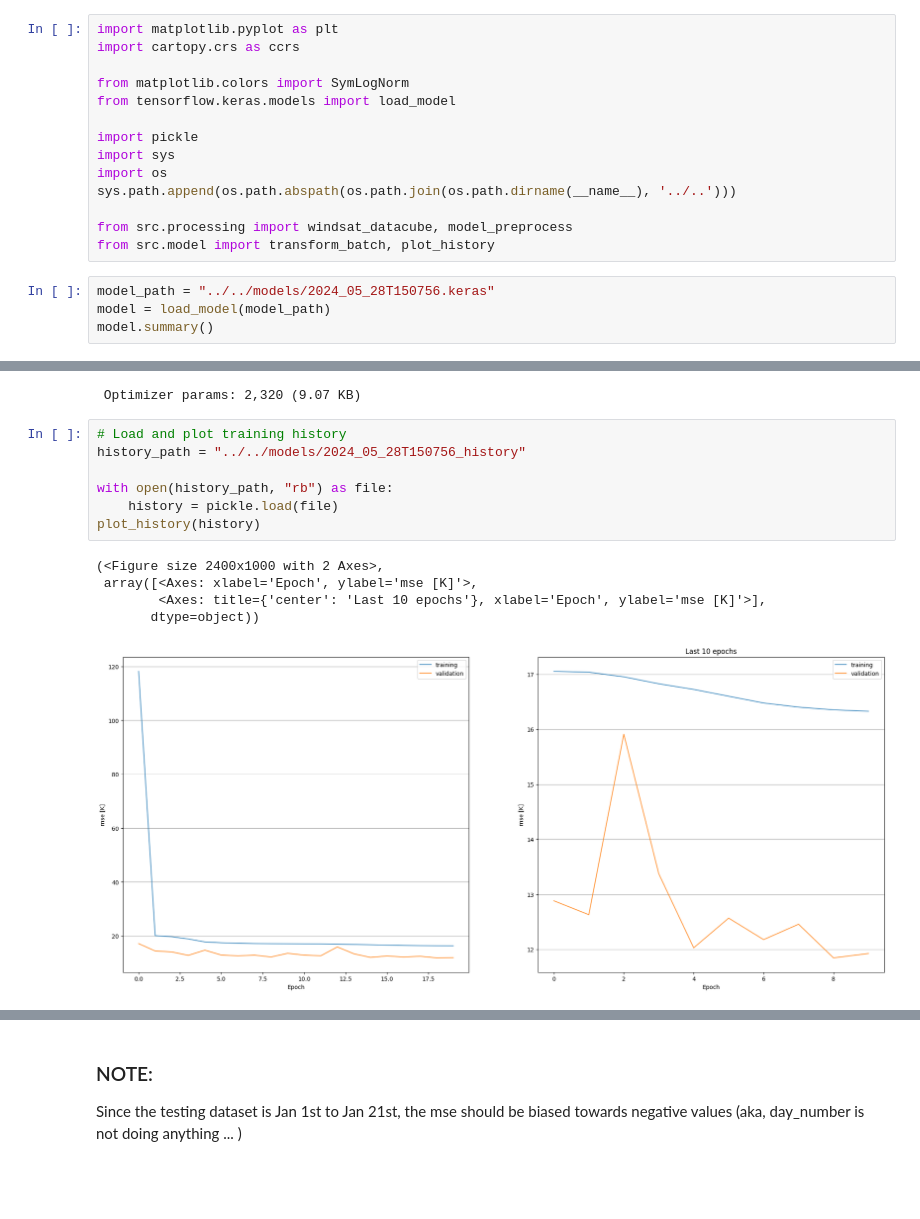
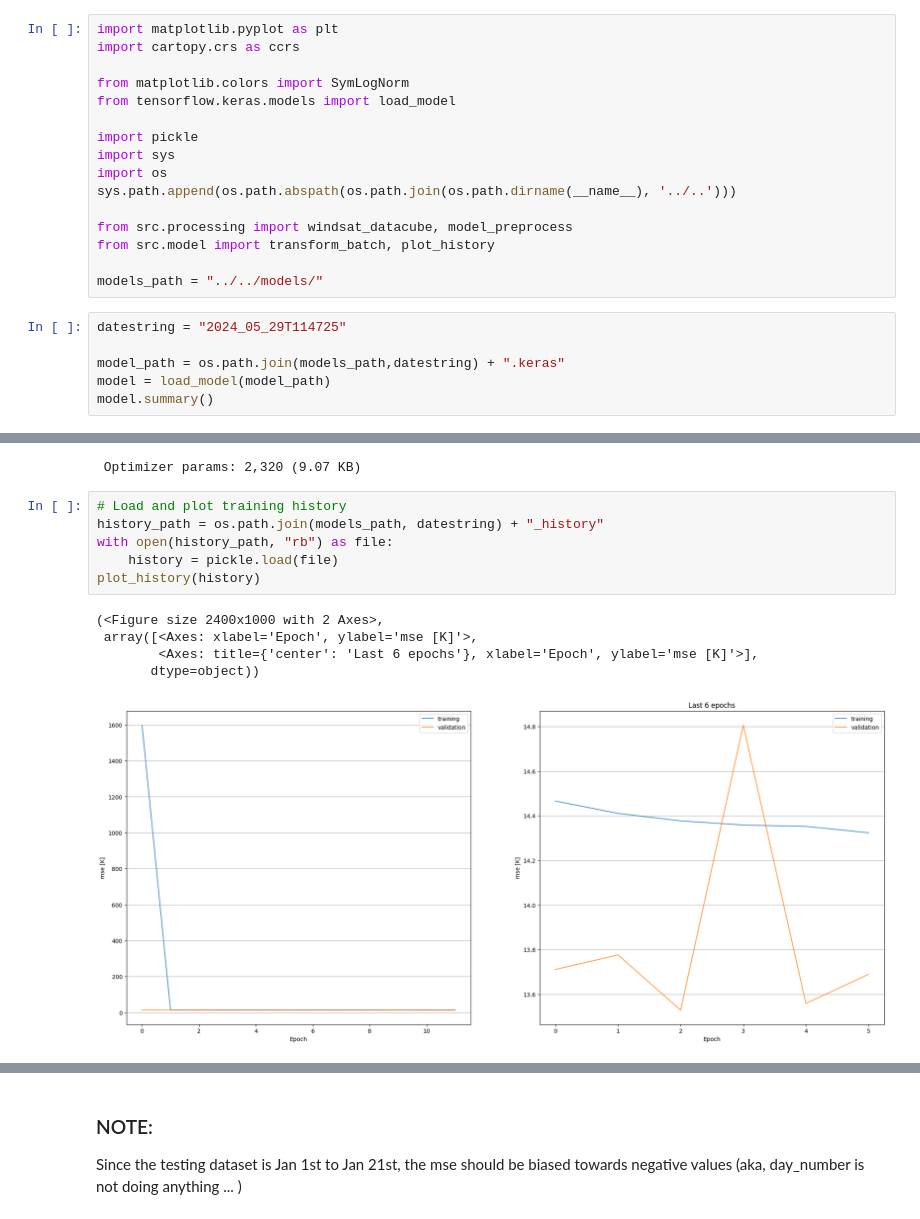
Before and after one commit to AndresTerrer/PMW_LST, a Jupyter notebook: notebooks/working_examples/Load_and_test_WS_model.ipynb, the cells around one changed output, grey strips where cells are left out. Cells and saved outputs as stored; diff of their text form; blank space fills up the shorter version.

```diff
--- a/notebooks/working_examples/Load_and_test_WS_model.ipynb
+++ b/notebooks/working_examples/Load_and_test_WS_model.ipynb
@@ -14,8 +14,12 @@ sys.path.append(os.path.abspath(os.path.join(os.path.dirname(__name__), '../..')
 
 from src.processing import windsat_datacube, model_preprocess
 from src.model import transform_batch, plot_history
+
+models_path = "../../models/"
 # %%
-model_path = "../../models/2024_05_28T150756.keras"
+datestring = "2024_05_29T114725"
+
+model_path = os.path.join(models_path,datestring) + ".keras"
 model = load_model(model_path)
 model.summary()
 # %% [output]
@@ -40,17 +44,16 @@ Model: "sequential"
  Optimizer params: 2,320 (9.07 KB)
 # %%
 # Load and plot training history
-history_path = "../../models/2024_05_28T150756_history"
-
+history_path = os.path.join(models_path, datestring) + "_history"
 with open(history_path, "rb") as file:
     history = pickle.load(file)
 plot_history(history)
 # %% [output]
 (<Figure size 2400x1000 with 2 Axes>,
  array([<Axes: xlabel='Epoch', ylabel='mse [K]'>,
-        <Axes: title={'center': 'Last 10 epochs'}, xlabel='Epoch', ylabel='mse [K]'>],
+        <Axes: title={'center': 'Last 6 epochs'}, xlabel='Epoch', ylabel='mse [K]'>],
        dtype=object))
-[figure, old version]
+[figure, new version]
 # %%
 
 folder_path = "../../data/raw/Daily_Windsat/"
```
Also changed, not shown: parts of 9 cells of this notebook, 1 other file.
